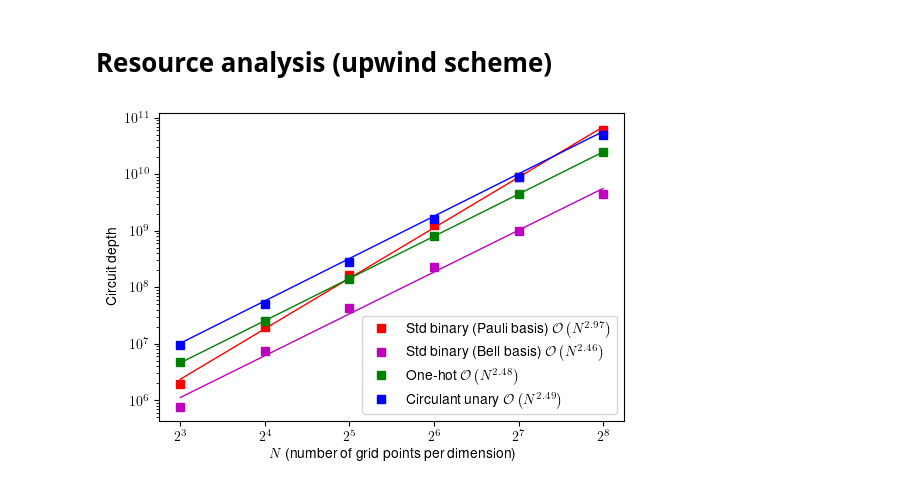
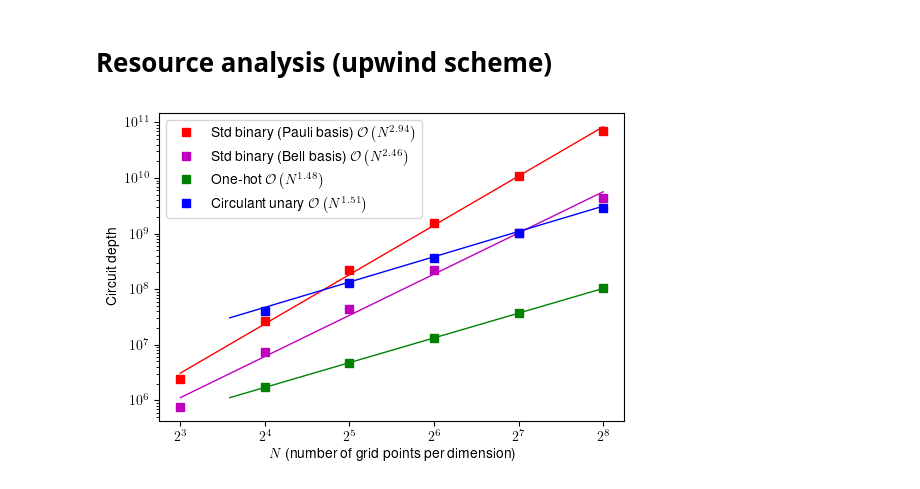
Before and after one commit to jli0108/quantum-diff-eq-ham-ebd, a Jupyter notebook: src/plot/figures_2d_advection.ipynb, the cells around one changed output. Cells and saved outputs as stored; diff of their text form; code cells hidden in the pictures.

Commit message:
update resource analysis plots

```diff
--- a/src/plot/figures_2d_advection.ipynb
+++ b/src/plot/figures_2d_advection.ipynb
@@ -309,32 +309,44 @@ std_binary_data = np.load("../resource_analysis_data/2d_advection_upwind/separab
 N_vals_binary = std_binary_data["N_vals_binary"][1:]
 pauli_basis_trotter_steps = std_binary_data["pauli_basis_trotter_steps"][1:]
 pauli_basis_circ_depth_per_trotter_step = std_binary_data["pauli_basis_circ_depth"][1:]
-pauli_basis_circ_depth = dimension * pauli_basis_trotter_steps * pauli_basis_circ_depth_per_trotter_step
+pauli_basis_two_qubit_gates_per_trotter_step = std_binary_data["pauli_basis_two_qubit_gates"][1:]
+pauli_basis_circ_depth = dimension * pauli_basis_trotter_steps * pauli_basis_circ_depth_per_trotter_step + dimension * N_vals_binary
+pauli_basis_two_qubit_gates = dimension * pauli_basis_trotter_steps * pauli_basis_two_qubit_gates_per_trotter_step + dimension * N_vals_binary
 pauli_basis_fit_circ_depth = np.polyfit(np.log(N_vals_binary), np.log(pauli_basis_circ_depth), deg=1)
+pauli_basis_fit_two_qubit_gates = np.polyfit(np.log(N_vals_binary), np.log(pauli_basis_two_qubit_gates), deg=1)
 
 # Bell basis
 bell_basis_data = np.load("../resource_analysis_data/2d_advection_upwind/separable_bell_data.npz")
 N_vals_bell_basis = bell_basis_data["N_vals_bell_basis"][1:]
 bell_basis_trotter_steps = bell_basis_data["bell_basis_trotter_steps"][1:]
 bell_basis_circ_depth_per_trotter_step = bell_basis_data["bell_basis_circ_depth"][1:]
-bell_basis_circ_depth = dimension * bell_basis_trotter_steps * bell_basis_circ_depth_per_trotter_step
+bell_basis_two_qubit_gates_per_trotter_step = bell_basis_data["bell_basis_two_qubit_gates"][1:]
+bell_basis_circ_depth = dimension * bell_basis_trotter_steps * bell_basis_circ_depth_per_trotter_step + dimension * N_vals_bell_basis
+bell_basis_two_qubit_gates = dimension * bell_basis_trotter_steps * bell_basis_two_qubit_gates_per_trotter_step + dimension * N_vals_bell_basis
 bell_basis_fit_circ_depth = np.polyfit(np.log(N_vals_bell_basis), np.log(bell_basis_circ_depth), deg=1)
+bell_basis_fit_two_qubit_gates = np.polyfit(np.log(N_vals_bell_basis), np.log(bell_basis_two_qubit_gates), deg=1)
 
 # One-hot
 one_hot_data = np.load("../resource_analysis_data/2d_advection_upwind/separable_one_hot_data.npz")
 N_vals_one_hot = one_hot_data["N_vals_one_hot"][2:]
 one_hot_trotter_steps = one_hot_data["one_hot_trotter_steps"][2:]
 one_hot_circ_depth_per_trotter_step = one_hot_data["one_hot_circ_depth"][2:]
-one_hot_circ_depth = dimension * one_hot_trotter_steps * one_hot_circ_depth_per_trotter_step
+one_hot_two_qubit_gates_per_trotter_step = one_hot_data["one_hot_two_qubit_gates"][2:]
+one_hot_circ_depth = dimension * one_hot_trotter_steps * one_hot_circ_depth_per_trotter_step + dimension * N_vals_one_hot
+one_hot_two_qubit_gates = dimension * one_hot_trotter_steps * one_hot_two_qubit_gates_per_trotter_step + dimension * N_vals_one_hot
 one_hot_fit_circ_depth = np.polyfit(np.log(N_vals_one_hot), np.log(one_hot_circ_depth), deg=1)
+one_hot_fit_two_qubit_gates = np.polyfit(np.log(N_vals_one_hot), np.log(one_hot_two_qubit_gates), deg=1)
 
 # Unary
 unary_data = np.load("../resource_analysis_data/2d_advection_upwind/separable_unary_data.npz")
 N_vals_unary = unary_data["N_vals_unary"][2:]
 unary_trotter_steps = unary_data["unary_trotter_steps"][2:]
 unary_circ_depth_per_trotter_step = unary_data["unary_circ_depth"][2:]
-unary_circ_depth = dimension * unary_trotter_steps * unary_circ_depth_per_trotter_step
+unary_two_qubit_gates_per_trotter_step = unary_data["unary_two_qubit_gates"][2:]
+unary_circ_depth = dimension * unary_trotter_steps * unary_circ_depth_per_trotter_step + dimension * (N_vals_unary // 2)
+unary_two_qubit_gates = dimension * unary_trotter_steps * unary_two_qubit_gates_per_trotter_step + dimension * (N_vals_unary // 2)
 unary_fit_circ_depth = np.polyfit(np.log(N_vals_unary), np.log(unary_circ_depth), deg=1)
+unary_fit_two_qubit_gates = np.polyfit(np.log(N_vals_unary), np.log(unary_two_qubit_gates), deg=1)
 # %%
 plot_indices = []
 for i in range(len(N_vals_one_hot)):
@@ -347,33 +359,33 @@ LABEL_FONT = 7
 TITLE_FONT = 8
 
 plt.rcParams.update({
     "text.usetex": True,
     "font.family": "sans-serif",
     "font.sans-serif": "Helvetica",
 })
 
 
 fig = plt.figure(figsize=(6,4))
 
 plt.plot(N_vals_binary, pauli_basis_circ_depth, 's', color='red', label=fr"Std binary (Pauli basis) $\mathcal{{O}}\left(N^{{{pauli_basis_fit_circ_depth[0]:0.2f}}}\right)$")
 plt.plot(N_vals_binary, np.exp(pauli_basis_fit_circ_depth[1]) * N_vals_binary ** (pauli_basis_fit_circ_depth[0]), 'r-', linewidth=1)
 
 plt.plot(N_vals_bell_basis, bell_basis_circ_depth, 's', color='m', label=fr"Std binary (Bell basis) $\mathcal{{O}}\left(N^{{{bell_basis_fit_circ_depth[0]:0.2f}}}\right)$")
 plt.plot(N_vals_bell_basis, np.exp(bell_basis_fit_circ_depth[1]) * N_vals_bell_basis ** (bell_basis_fit_circ_depth[0]), 'm-', linewidth=1)
 
 plt.plot(N_vals_one_hot[plot_indices], one_hot_circ_depth[plot_indices], 's', color='g', label=rf"One-hot $\mathcal{{O}}\left(N^{{{one_hot_fit_circ_depth[0]:0.2f}}}\right)$")
 plt.plot(N_vals_one_hot, np.exp(one_hot_fit_circ_depth[1]) * N_vals_one_hot ** (one_hot_fit_circ_depth[0]), 'g-', linewidth=1)
 
 plt.plot(N_vals_unary[plot_indices], unary_circ_depth[plot_indices], 's', color='b', label=rf"Circulant unary $\mathcal{{O}}\left(N^{{{unary_fit_circ_depth[0]:0.2f}}}\right)$")
 plt.plot(N_vals_unary, np.exp(unary_fit_circ_depth[1]) * N_vals_unary ** (unary_fit_circ_depth[0]), 'b-', linewidth=1)
 
 plt.yscale("log")
 plt.xscale("log", base=2)
 plt.xlabel(r"$N$ (number of grid points per dimension)")
 plt.ylabel("Circuit depth")
 # plt.figtext(x=0.4, y=0.925, s=r"$\frac{\partial u}{\partial t} + \frac{\partial u}{\partial x} + \frac{\partial u}{\partial y} = 0$", size=14)
-plt.legend(loc="lower right")
-plt.savefig("../../figures/Fig_4B.pdf", bbox_inches='tight')
+plt.legend(loc="upper left")
+plt.savefig("../../figures/Fig_4A.pdf", bbox_inches='tight')
 plt.show()
 # %% [output]
-[figure, old version]
+[figure, new version]
```
Also changed, not shown: parts of 2 cells of this notebook.
